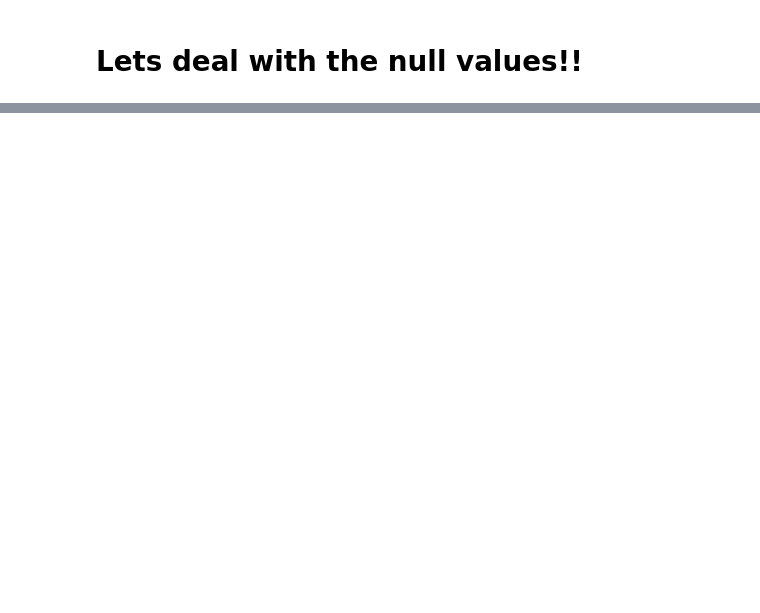
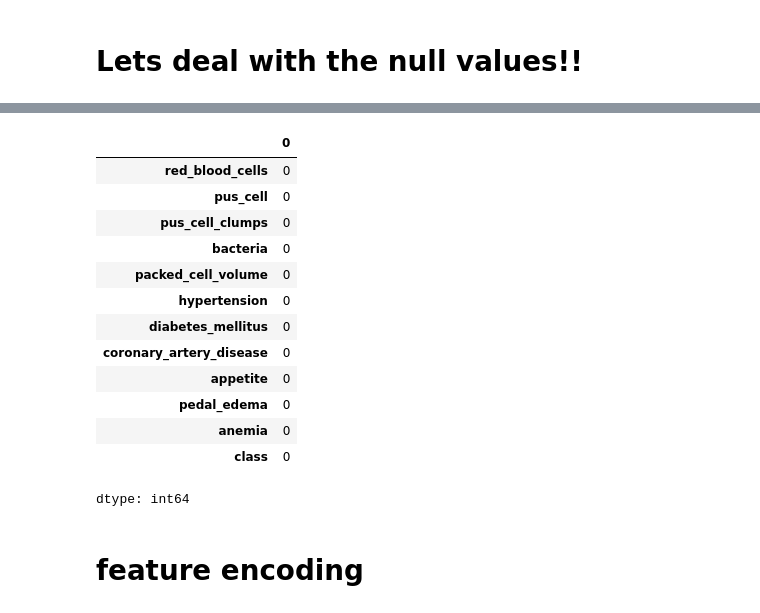
Before and after one commit to ItsAnuragPandey/Chronic-kidney-diseases-prediction-system, a Jupyter notebook: Minor_project.ipynb, the cells around one changed output, grey strips where cells are left out. Cells and saved outputs as stored; diff of their text form; code cells hidden in the pictures; blank space fills up the shorter version.

```diff
--- a/Minor_project.ipynb
+++ b/Minor_project.ipynb
@@ -440,0 +470,19 @@ def
+# %%
+df[cat_cols].isnull().sum()
+# %% [output]
+|  | 0 |
+| red_blood_cells | 0 |
+| pus_cell | 0 |
+| pus_cell_clumps | 0 |
+| bacteria | 0 |
+| packed_cell_volume | 0 |
+| hypertension | 0 |
+| diabetes_mellitus | 0 |
+| coronary_artery_disease | 0 |
+| appetite | 0 |
+| pedal_edema | 0 |
+| anemia | 0 |
+| class | 0 |
+dtype: int64
+# %% [markdown]
+# **feature encoding**
```
Also changed, not shown: parts of 19 cells of this notebook.
